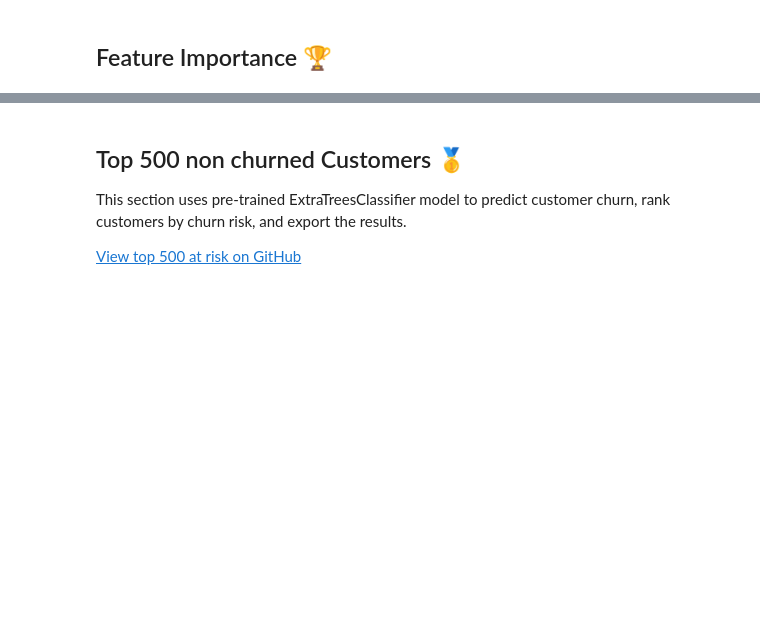
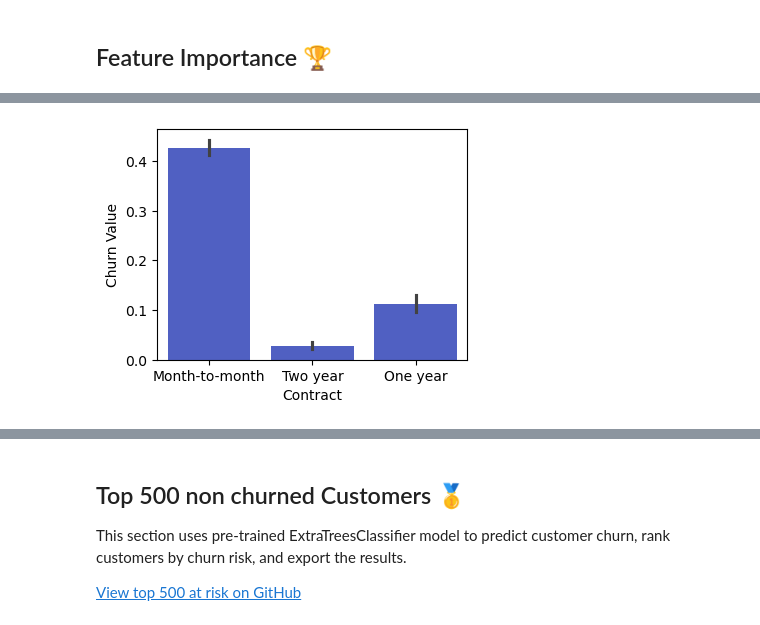
Before and after one commit to Ale42RA/SWAN, a Jupyter notebook: swan.ipynb, the cells around one changed output, grey strips where cells are left out. Drawn from its saved outputs; the diff is of its cells as text; code cells hidden in the pictures; blank space fills up the shorter version.

```diff
--- a/swan.ipynb
+++ b/swan.ipynb
@@ -713,0 +853,7 @@ model = joblib.load('model/model.pkl')
+# %%
+# Create barplot for contract vs churn value
+plt.figure(figsize=(4, 3))
+sns.barplot(swan, x='Contract', y ='Churn Value', color = '#3D52D5')
+plt.show()
+# %% [output]
+[figure, added]
```
Also changed, not shown: parts of 31 cells of this notebook, 8 other files.
